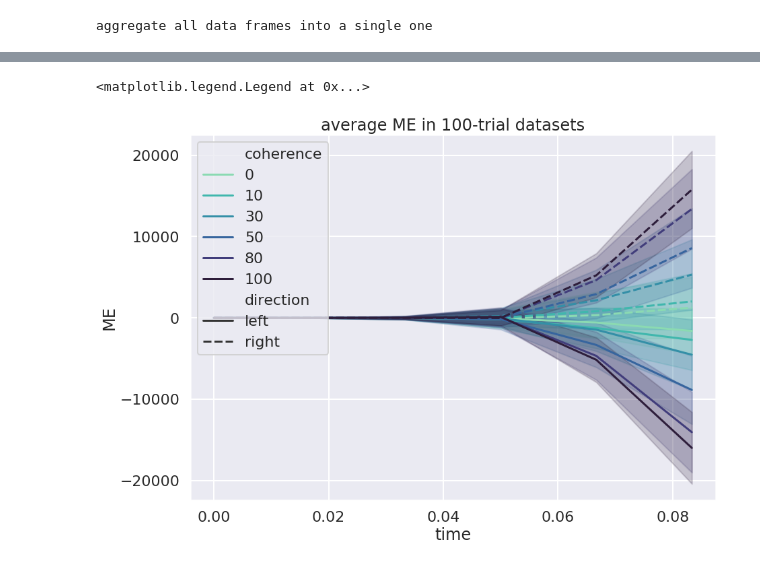
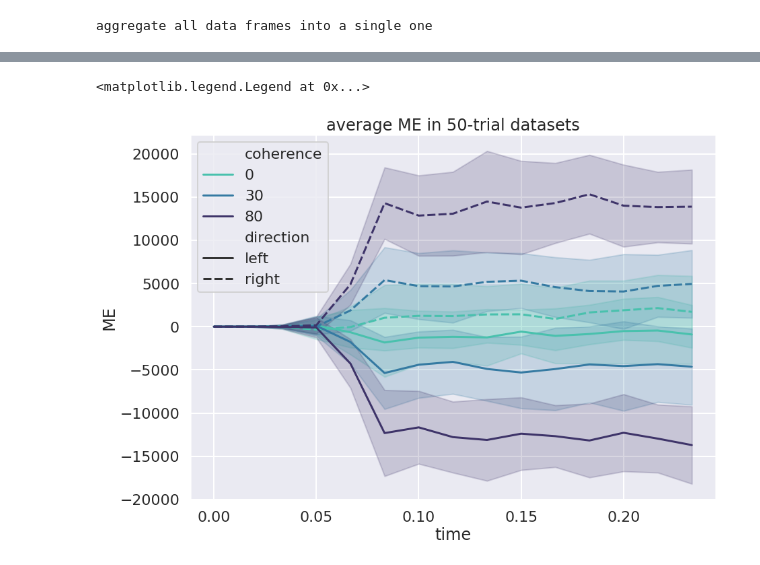
Before and after one commit to aernesto/motion_energy_Adrian, a Jupyter notebook: Python/notebooks/Apply Kiani's filters to dots_db stimuli.ipynb, the cells around one changed output, grey strips where cells are left out. Cells and saved outputs as stored; diff of their text form; code cells hidden in the pictures.

Commit message:
apply Kiani's filters to test2.h5 (15-frame trials)

```diff
--- a/Python/notebooks/Apply Kiani's filters to dots_db stimuli.ipynb
+++ b/Python/notebooks/Apply Kiani's filters to dots_db stimuli.ipynb
@@ -76,7 +76,11 @@ SKIP_BASIC_STEPS = False
 # %% [markdown]
 Step 1 completed by now.
 # %%
-file_path = '../../data/pilot11.h5'  #'../modules/dots_db/data/test.h5'
+# options are, for now
+# '../../data/pilot11.h5'
+# '../modules/dots_db/data/test.h5'
+# '../modules/dots_db/data/test2.h5'
+file_path = '../modules/dots_db/data/test2.h5'
 
 database_info = ddb.inspect_db(file_path)
 print('INSPECTING DATABASE:')
@@ -120,6 +124,6 @@ group_names = [object_names[idx] for idx in even_idx]
 dset_names = [object_names[idx] for idx in odd_idx]
 # %%
 if not SKIP_BASIC_STEPS:
-    trial_numbers = [1, 10, 30, 60, 72, 88]  # must be at least 1
+    trial_numbers = [1, 10, 30, 50]  # must be at least 1
     dots = [ddb.extract_trial_as_3d_array(file_path, dset_names[0], group_names[0], trial_number) for trial_number in trial_numbers]
 # %%
@@ -252,7 +252,7 @@ print(f"WARNING, THE NEXT CELL TAKES SOME TIME TO EXECUTE. LAST TIME IT TOOK {ti
 WARNING, THE NEXT CELL TAKES SOME TIME TO EXECUTE. LAST TIME IT TOOK 21 MINUTES
 # %%
 %%time
-RUN = False
+RUN = True
 if RUN:
     print(f"applying filters to {len(dset_names)} datasets of {len(trial_list)} trials each")
     df_list = [my_me.compute_motion_energy_for_trials_in_db(file_path,
@@ -346,20 +346,20 @@ g.set_axis_labels("time (sec)", "ME");
 # %%
 # same data, but overlayed on single plot
 # nice ref:
 # https://seaborn.pydata.org/generated/seaborn.lineplot.html
 plt.rcParams["figure.figsize"] = (14, 10) # (w, h) # figure size
-palette = sns.color_palette("mako_r", 6)
+palette = sns.color_palette("mako_r", 3)
 # Plot the responses for different events and regions
 ax = sns.lineplot(x="time", y="ME",
                   data=agg_df,
 #                   hue="direction",
                   hue="coherence",
                   style="direction",
 #                   size="coherence",
                   palette=palette,
                   ci="sd")
 ax.set_title(f'average ME in {len(trial_list)}-trial datasets')
 ax.legend(loc='upper left')
 # %% [output]
 <matplotlib.legend.Legend at 0x...>
-[figure, old version]
+[figure, new version]
```
Also changed, not shown: parts of 8 cells of this notebook, 1 other file.
